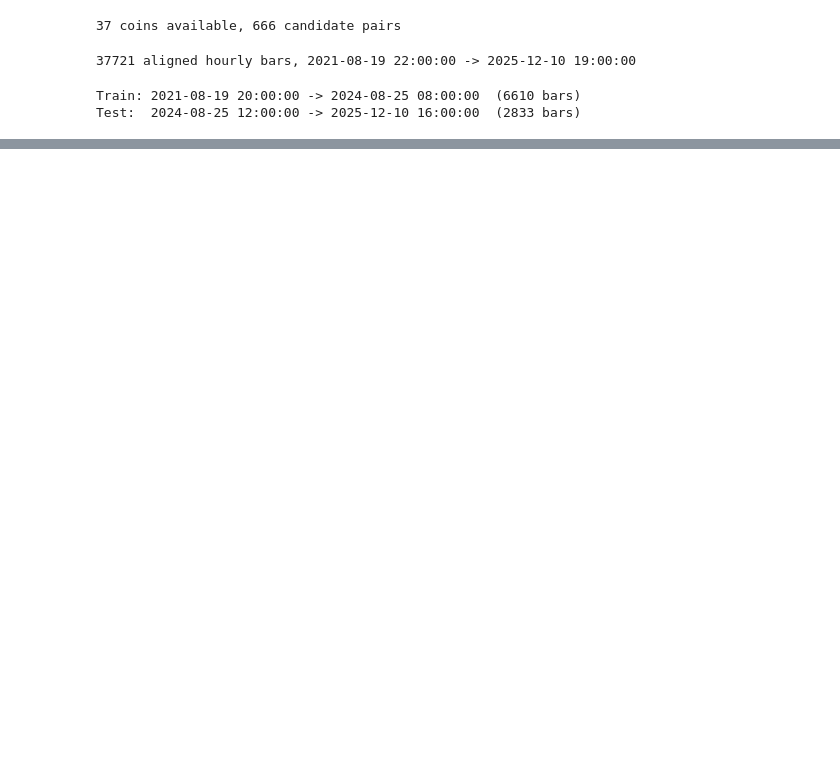
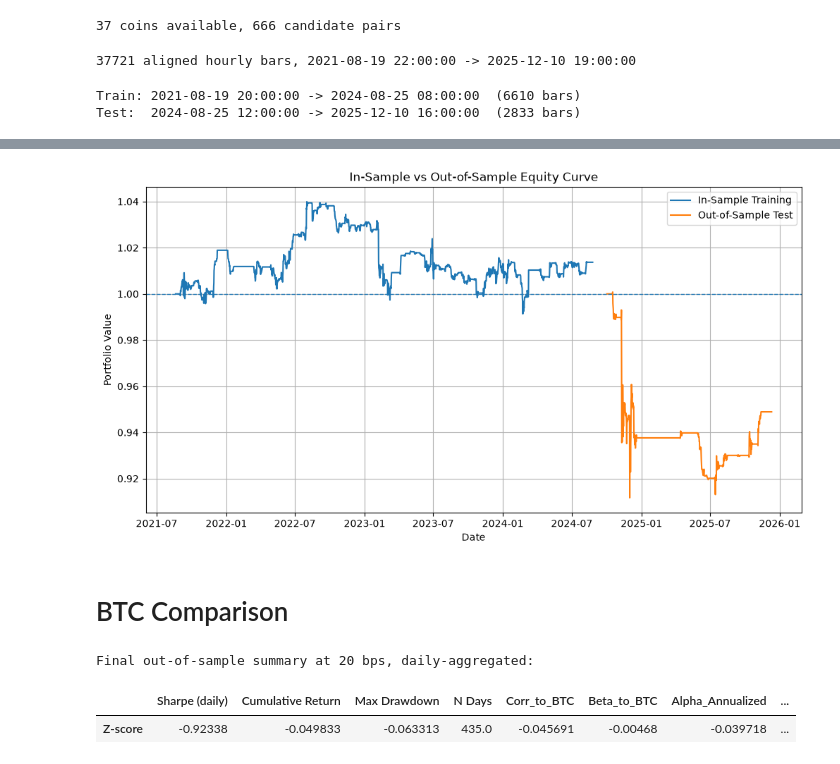
Before and after one commit to blrodriguez18/WSQproject, a Jupyter notebook: clean.ipynb, the cells around one changed output, grey strips where cells are left out. Drawn from its saved outputs; the diff is of its cells as text; code cells hidden in the pictures; blank space fills up the shorter version.

```diff
--- a/clean.ipynb
+++ b/clean.ipynb
@@ -1032 +1233,59 @@ plt.show()
+# %%
+p_train_best = train_best_z.copy()
+
+candidate_rows = []
+for a, b in pairs:
+    candidate_rows.append(pair_summary(p_train_best, a.split("/")[0], b.split("/")[0]))
+
+timeframe_pairs = pd.DataFrame(candidate_rows)
+timeframe_pairs = timeframe_pairs.query("Corr > 0.8")
+timeframe_pairs = timeframe_pairs.query("EG_Coint_Pvalue < 0.1")
+timeframe_pairs = timeframe_pairs.query("Half_life >= 12 and Half_life <= 600")
+timeframe_pairs = timeframe_pairs.query("Beta_Stability <= 0.35")
+timeframe_pairs = timeframe_pairs.sort_values("Z_score_Crossings", ascending=False).reset_index(drop=True)
+# %%
+# ==============================================
+# In-Sample vs Out-of-Sample Equity Curves
+# ==============================================
+
+# Run the winning parameter set on the training period
+train_bts, train_rets, train_metrics = run_pairs(
+    train_best_z,
+    timeframe_pairs,
+    Z_ENTRY,
+    FEE_BPS_MAIN,
+    window=BEST_WINDOW_Z,
+    min_persist=2,
+    cooldown_bars=BEST_COOLDOWN_Z
+)
+
+# Build an equal-volatility training portfolio
+train_rets_df = pd.concat(train_rets.values(), axis=1, join="inner").dropna(how="any")
+train_inv_vol = 1 / train_rets_df.std().replace(0, np.nan)
+train_weights = train_inv_vol / train_inv_vol.sum()
+train_port_ret = train_rets_df.mul(train_weights, axis=1).sum(axis=1)
+
+# Training equity curve
+train_equity = (1 + train_port_ret).cumprod()
+
+# Out-of-sample equity curve from the quarterly walk-forward
+test_equity = z_port_equity.copy()
+
+# Normalize both curves to start at 1
+train_equity = train_equity / train_equity.iloc[0]
+test_equity = test_equity / test_equity.iloc[0]
+
+# Plot
+plt.figure(figsize=(12, 6))
+plt.plot(train_equity.index, train_equity.values, label="In-Sample Training")
+plt.plot(test_equity.index, test_equity.values, label="Out-of-Sample Test")
+plt.axhline(1.0, linestyle="--", linewidth=1)
+plt.xlabel("Date")
+plt.ylabel("Portfolio Value")
+plt.title("In-Sample vs Out-of-Sample Equity Curve")
+plt.legend()
+plt.grid(True)
+plt.show()
+# %% [output]
+[figure, added]
 # %%
@@ -1037,0 +1295,2 @@ plt.show()
+# %% [markdown]
+# BTC Comparison
@@ -1037,0 +1329,19 @@ plt.show()
+# %%
+btc_test_prices = test_prices.set_index("timestamp")["BTC"]
+btc_daily_ret = btc_test_prices.resample("1D").last().dropna().pct_change().dropna()
+
+z_daily_ret = hourly_to_daily(z_port_ret)
+
+final_rows = {}
+for name, daily_ret in [("Z-score", z_daily_ret)]:
+    row = daily_portfolio_metrics(daily_ret)
+    row.update(benchmark_stats(daily_ret, btc_daily_ret))
+    final_rows[name] = row
+
+final_summary = pd.DataFrame(final_rows).T
+print(f"Final out-of-sample summary at {FEE_BPS_MAIN:.0f} bps, daily-aggregated:")
+final_summary
+# %% [output]
+Final out-of-sample summary at 20 bps, daily-aggregated:
+|  | Sharpe (daily) | Cumulative Return | Max Drawdown | N Days | Corr_to_BTC | Beta_to_BTC | Alpha_Annualized | ... |
+| Z-score | -0.92338 | -0.049833 | -0.063313 | 435.0 | -0.045691 | -0.00468 | -0.039718 | ... |
```
Also changed, not shown: parts of 22 cells of this notebook.
